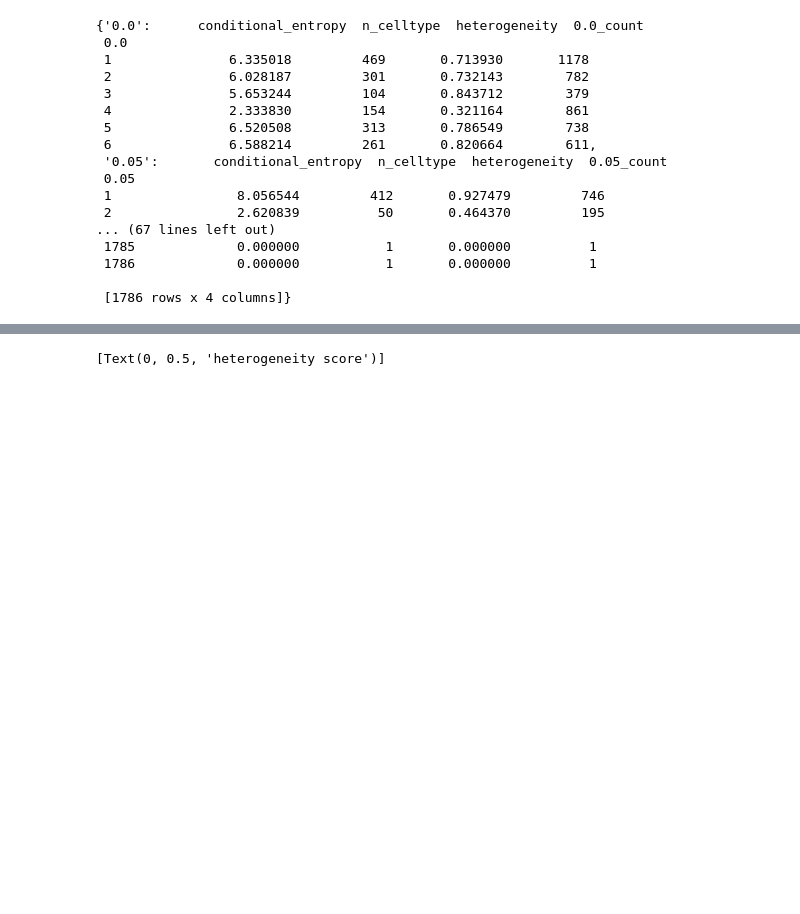
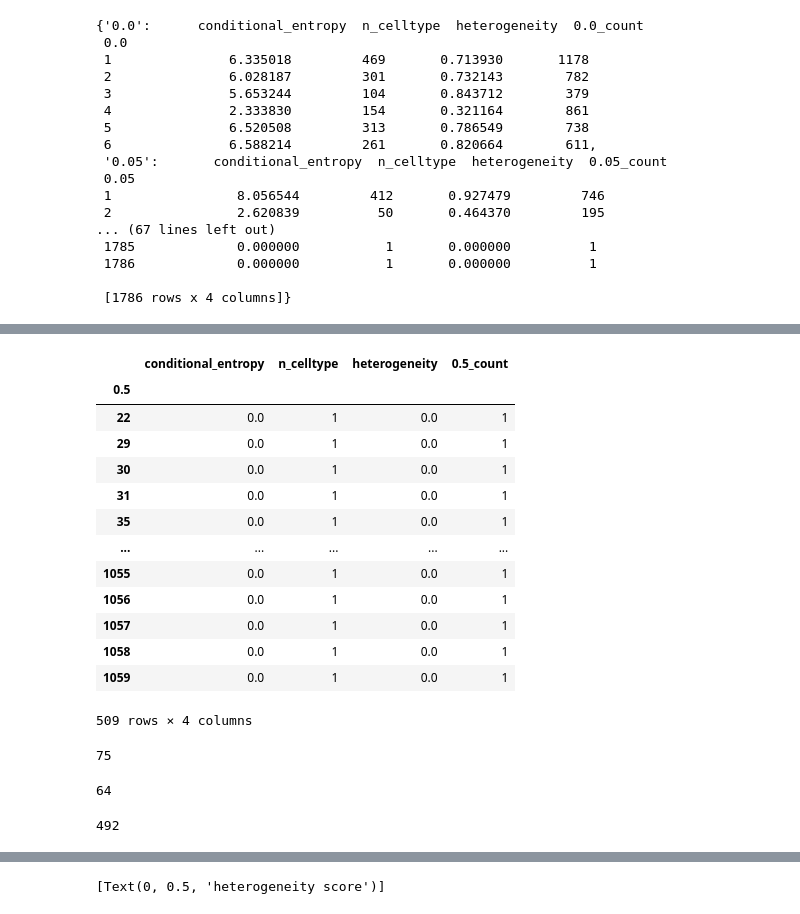
Before and after one commit to Gutierrez-lab/oviIN-analyses-gabrielle, a Jupyter notebook: modular_sandbox.ipynb, the cells around one changed output, grey strips where cells are left out. Cells and saved outputs as stored; diff of their text form; code cells hidden in the pictures; blank space fills up the shorter version.

```diff
--- a/modular_sandbox.ipynb
+++ b/modular_sandbox.ipynb
@@ -425,0 +679,17 @@ Int64Index([1, 2, 3, 4, 5, 6], dtype='int64', name='0.0')
+# %%
+cluster_celltype_het_dfs['0.5'][cluster_celltype_het_dfs['0.5']['0.5_count']==1]
+# %% [output]
+|  | conditional_entropy | n_celltype | heterogeneity | 0.5_count |
+| 0.5 |  |  |  |  |
+| 22 | 0.0 | 1 | 0.0 | 1 |
+| 29 | 0.0 | 1 | 0.0 | 1 |
+| 30 | 0.0 | 1 | 0.0 | 1 |
+| 31 | 0.0 | 1 | 0.0 | 1 |
+| 35 | 0.0 | 1 | 0.0 | 1 |
+| ... | ... | ... | ... | ... |
+| 1055 | 0.0 | 1 | 0.0 | 1 |
+| 1056 | 0.0 | 1 | 0.0 | 1 |
+| 1057 | 0.0 | 1 | 0.0 | 1 |
+| 1058 | 0.0 | 1 | 0.0 | 1 |
+| 1059 | 0.0 | 1 | 0.0 | 1 |
+509 rows × 4 columns
@@ -425,0 +705,15 @@ Int64Index([1, 2, 3, 4, 5, 6], dtype='int64', name='0.0')
+# %%
+# intersection of singletons at 0.5 and 0.75
+len(singletons05.intersection(singletons075))
+# %% [output]
+75
+# %%
+# intersection of singletons at 0.5 and 1.0
+len(singletons1.intersection(singletons05))
+# %% [output]
+64
+# %%
+# intersection of singletons at 0.75 and 1.0
+len(singletons075.intersection(singletons1))
+# %% [output]
+492
```
Also changed, not shown: parts of 22 cells of this notebook.
